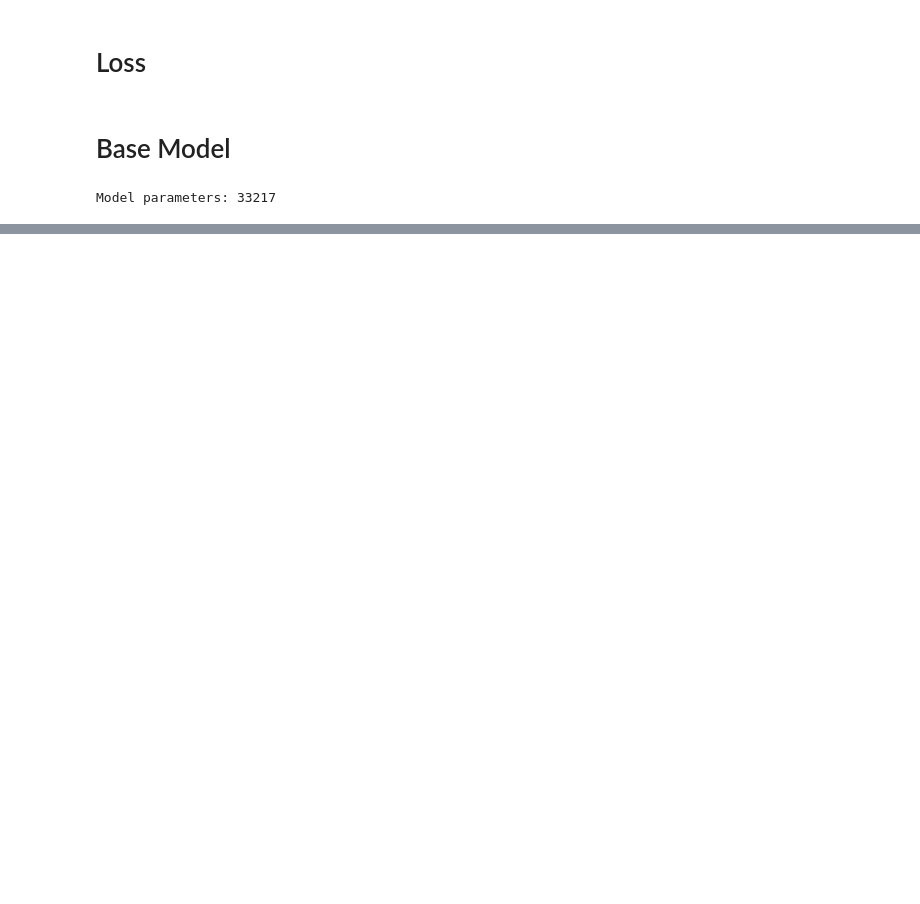
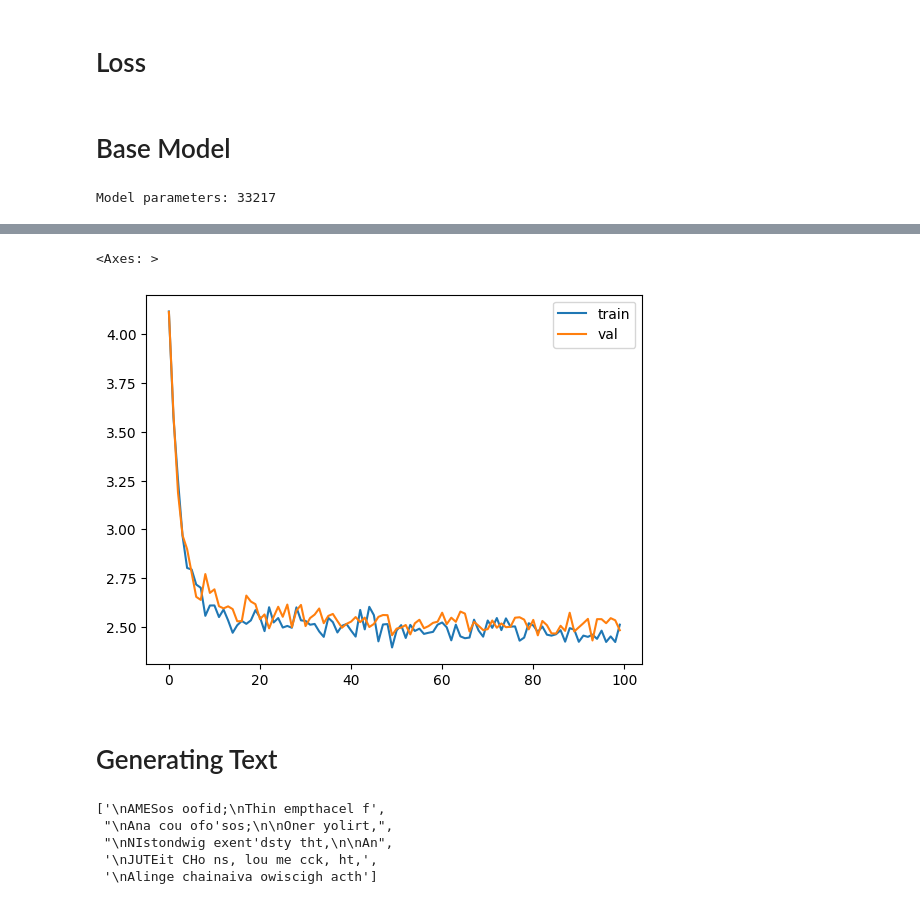
Before and after one commit to jadonlai/llm-llama, a Jupyter notebook: llm_base.ipynb, the cells around one changed output, grey strips where cells are left out. Cells and saved outputs as stored; diff of their text form; code cells hidden in the pictures; blank space fills up the shorter version.

Commit message:
finished base llm with 33k params

```diff
--- a/llm_base.ipynb
+++ b/llm_base.ipynb
@@ -17,9 +17,11 @@ import urllib.request
 # Model parameters
 MASTER_CONFIG = {
     "vocab_size": 65,       # Number of unique characters in the dataset
-    "batch_size": 8,        # Number of batches
+    "batch_size": 32,       # Number of batches
     "context_window": 16,   # Number of characters in a batch
-    "d_model": 128          # Dimension of linear layers
+    "d_model": 128,         # Dimension of linear layers
+    "epochs": 1000,         # Number of training epochs
+    "log_interval": 10      # Frequency of logging the loss in epochs
 }
 # %% [markdown]
 # Data Preprocessing
@@ -152,9 +154,7 @@ class BaseNN(nn.Module):
     # Embedding layer converts character indices to vectors
     x = self.embedding(idx)
     # Linear layers
-    a = self.linear(x)
-    # Softmax activation
-    logits = F.softmax(a, dim=-1)
+    logits = self.linear(x)
 
     # If there are targets, calculate and return the cross entropy loss
     if targets is not None:
@@ -166,6 +166,9 @@ class BaseNN(nn.Module):
 # Initialize model
 model = BaseNN(MASTER_CONFIG)
 print("Model parameters:", sum(p.numel() for p in model.parameters()))
+
+# Adam optimizer
+optimizer = torch.optim.Adam(model.parameters())
 # %% [output]
 Model parameters: 33217
 # %%
@@ -180,0 +231,8 @@ Loss: tensor(4.1740, grad_fn=<NllLossBackward0>)
+# %%
+# Reinit model and optimizer
+model = BaseNN(MASTER_CONFIG)
+optimizer = torch.optim.Adam(model.parameters())
+
+# Train model
+train(model, optimizer, print_logs=True)
+# %% [output]
@@ -180,0 +256,4 @@ Loss: tensor(4.1740, grad_fn=<NllLossBackward0>)
+<Axes: >
+[figure, added]
+# %% [markdown]
+# Generating Text
@@ -180,0 +280,8 @@ Loss: tensor(4.1740, grad_fn=<NllLossBackward0>)
+# %%
+generate(model)
+# %% [output]
+['\nAMESos oofid;\nThin empthacel f',
+ "\nAna cou ofo'sos;\n\nOner yolirt,",
+ "\nNIstondwig exent'dsty tht,\n\nAn",
+ '\nJUTEit CHo ns, lou me cck, ht,',
+ '\nAlinge chainaiva owiscigh acth']
```
Also changed, not shown: parts of 5 cells of this notebook.
